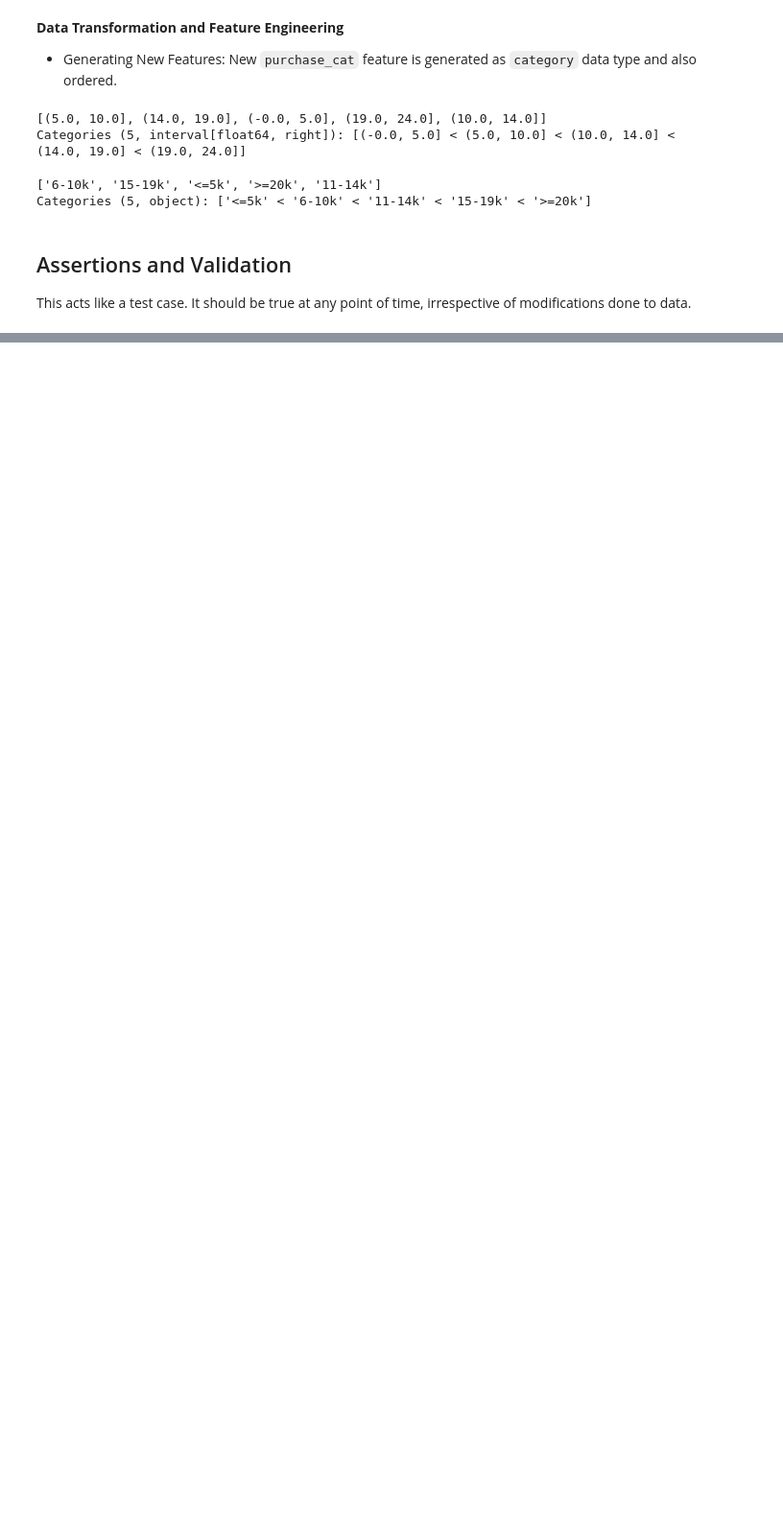
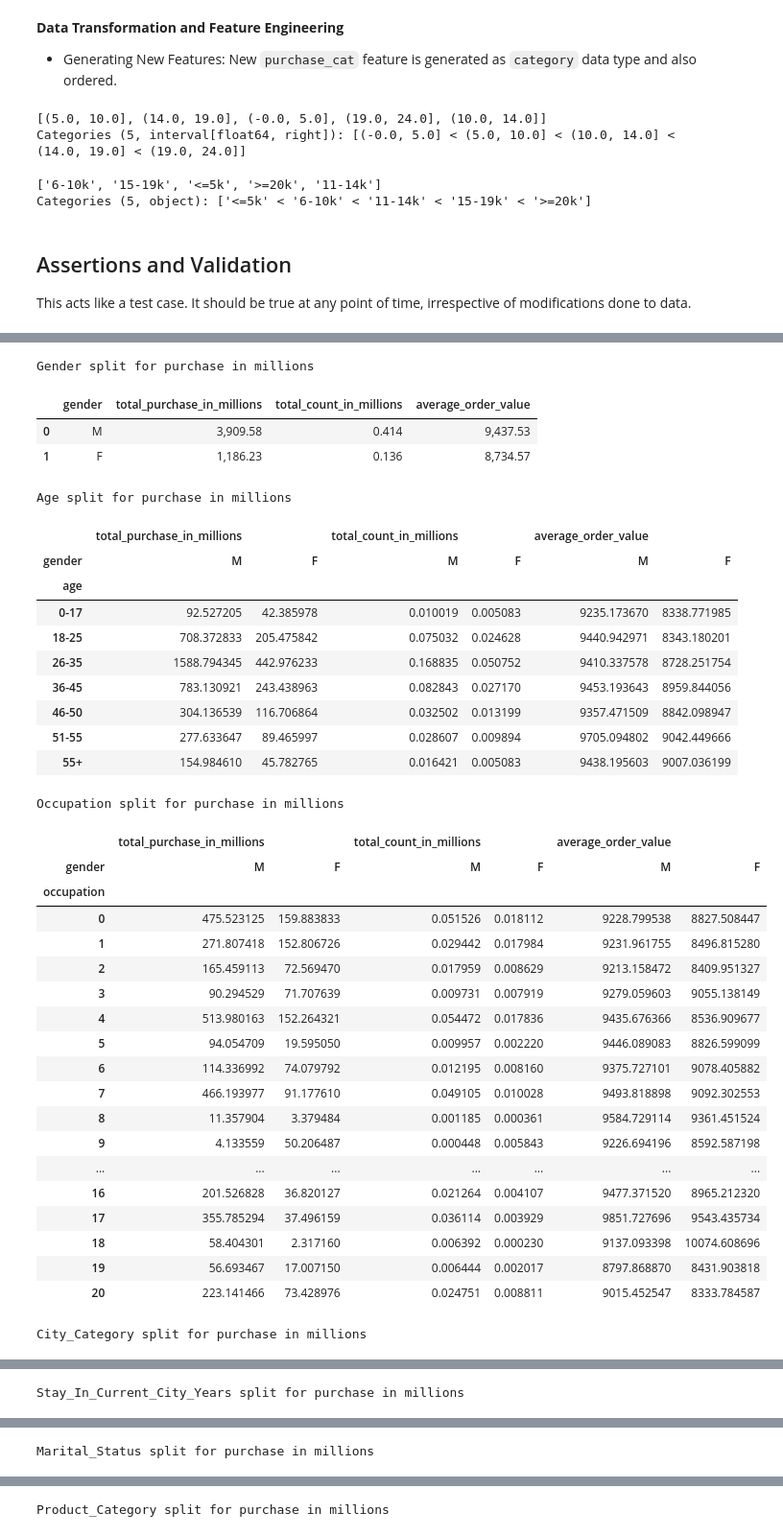
Before and after one commit to jyothisable/Walmart-EDA, a Jupyter notebook: walmart.ipynb, the cells around one changed output, grey strips where cells are left out. Shown at 96% size. Drawn from its saved outputs; the diff is of its cells as text; code cells hidden in the pictures; blank space fills up the shorter version.

```diff
--- a/walmart.ipynb
+++ b/walmart.ipynb
@@ -386,0 +463,65 @@ assert wm_df.groupby(['product_category', 'product_id'],observed=False)['product
+# %%
+# Table visualization (this acts like a catplot as well)
+
+# male vs female purchase
+wm_df_grouped = wm_df.groupby(['gender']).agg(total_purchase_in_millions=('purchase', 'sum'),
+                                        total_count_in_millions=('user_id', 'count'))/1000000
+wm_df_grouped = wm_df_grouped.reset_index()
+wm_df_grouped['average_order_value'] = wm_df_grouped['total_purchase_in_millions']/wm_df_grouped['total_count_in_millions']
+display(wm_df_grouped.style.set_table_styles(table_styles['cerulean_palette'])
+        .format({'total_purchase_in_millions':'{:,.2f}',
+                'total_count_in_millions':'{:,.3f}',
+                'average_order_value':'{:,.2f}'})
+        .bar(color='#47FDD2AE')
+        .set_caption(f'Gender split for purchase in millions'))
+
+for col in wm_df.select_dtypes('category').columns:
+    if col in ['purchase_cat','gender']: continue
+    wm_df_grouped = wm_df.groupby(['gender',col]).agg(total_purchase_in_millions=('purchase', 'sum'),
+                                             total_count_in_millions=('user_id', 'count'))/1000000
+    wm_df_grouped = wm_df_grouped.reset_index()
+    wm_df_grouped['average_order_value'] = wm_df_grouped['total_purchase_in_millions']/wm_df_grouped['total_count_in_millions']
+    wm_df_grouped = wm_df_grouped.pivot(columns='gender',values=['total_purchase_in_millions','total_count_in_millions','average_order_value'],index=col)
+    display(wm_df_grouped.style.set_table_styles(table_styles['cerulean_palette'])
+            .format({'total_purchase_in_millions':'{:,.2f}',
+                     'total_count_in_millions':'{:,.3f}',
+                     'average_order_value':'{:,.2f}'})
+            .bar(color='#47FDD2AE')
+            .set_caption(f'{col.title()} split for purchase in millions'))
+# %% [output]
+Gender split for purchase in millions
+|  | gender | total_purchase_in_millions | total_count_in_millions | average_order_value |
+| 0 | M | 3,909.58 | 0.414 | 9,437.53 |
+| 1 | F | 1,186.23 | 0.136 | 8,734.57 |
+Age split for purchase in millions
+|  | total_purchase_in_millions |  | total_count_in_millions |  | average_order_value |  |
+| gender | M | F | M | F | M | F |
+| age |  |  |  |  |  |  |
+| 0-17 | 92.527205 | 42.385978 | 0.010019 | 0.005083 | 9235.173670 | 8338.771985 |
+| 18-25 | 708.372833 | 205.475842 | 0.075032 | 0.024628 | 9440.942971 | 8343.180201 |
+| 26-35 | 1588.794345 | 442.976233 | 0.168835 | 0.050752 | 9410.337578 | 8728.251754 |
+| 36-45 | 783.130921 | 243.438963 | 0.082843 | 0.027170 | 9453.193643 | 8959.844056 |
+| 46-50 | 304.136539 | 116.706864 | 0.032502 | 0.013199 | 9357.471509 | 8842.098947 |
+| 51-55 | 277.633647 | 89.465997 | 0.028607 | 0.009894 | 9705.094802 | 9042.449666 |
+| 55+ | 154.984610 | 45.782765 | 0.016421 | 0.005083 | 9438.195603 | 9007.036199 |
+Occupation split for purchase in millions
+|  | total_purchase_in_millions |  | total_count_in_millions |  | average_order_value |  |
+| gender | M | F | M | F | M | F |
+| occupation |  |  |  |  |  |  |
+| 0 | 475.523125 | 159.883833 | 0.051526 | 0.018112 | 9228.799538 | 8827.508447 |
+| 1 | 271.807418 | 152.806726 | 0.029442 | 0.017984 | 9231.961755 | 8496.815280 |
+| 2 | 165.459113 | 72.569470 | 0.017959 | 0.008629 | 9213.158472 | 8409.951327 |
+| 3 | 90.294529 | 71.707639 | 0.009731 | 0.007919 | 9279.059603 | 9055.138149 |
+| 4 | 513.980163 | 152.264321 | 0.054472 | 0.017836 | 9435.676366 | 8536.909677 |
+| 5 | 94.054709 | 19.595050 | 0.009957 | 0.002220 | 9446.089083 | 8826.599099 |
+| 6 | 114.336992 | 74.079792 | 0.012195 | 0.008160 | 9375.727101 | 9078.405882 |
+| 7 | 466.193977 | 91.177610 | 0.049105 | 0.010028 | 9493.818898 | 9092.302553 |
+| 8 | 11.357904 | 3.379484 | 0.001185 | 0.000361 | 9584.729114 | 9361.451524 |
+| 9 | 4.133559 | 50.206487 | 0.000448 | 0.005843 | 9226.694196 | 8592.587198 |
+| ... | ... | ... | ... | ... | ... | ... |
+| 16 | 201.526828 | 36.820127 | 0.021264 | 0.004107 | 9477.371520 | 8965.212320 |
+| 17 | 355.785294 | 37.496159 | 0.036114 | 0.003929 | 9851.727696 | 9543.435734 |
+| 18 | 58.404301 | 2.317160 | 0.006392 | 0.000230 | 9137.093398 | 10074.608696 |
+| 19 | 56.693467 | 17.007150 | 0.006444 | 0.002017 | 8797.868870 | 8431.903818 |
+| 20 | 223.141466 | 73.428976 | 0.024751 | 0.008811 | 9015.452547 | 8333.784587 |
+City_Category split for purchase in millions
@@ -386,0 +534 @@ assert wm_df.groupby(['product_category', 'product_id'],observed=False)['product
+Stay_In_Current_City_Years split for purchase in millions
@@ -386,0 +543 @@ assert wm_df.groupby(['product_category', 'product_id'],observed=False)['product
+Marital_Status split for purchase in millions
@@ -386,0 +549 @@ assert wm_df.groupby(['product_category', 'product_id'],observed=False)['product
+Product_Category split for purchase in millions
```
Also changed, not shown: parts of 7 cells of this notebook.
